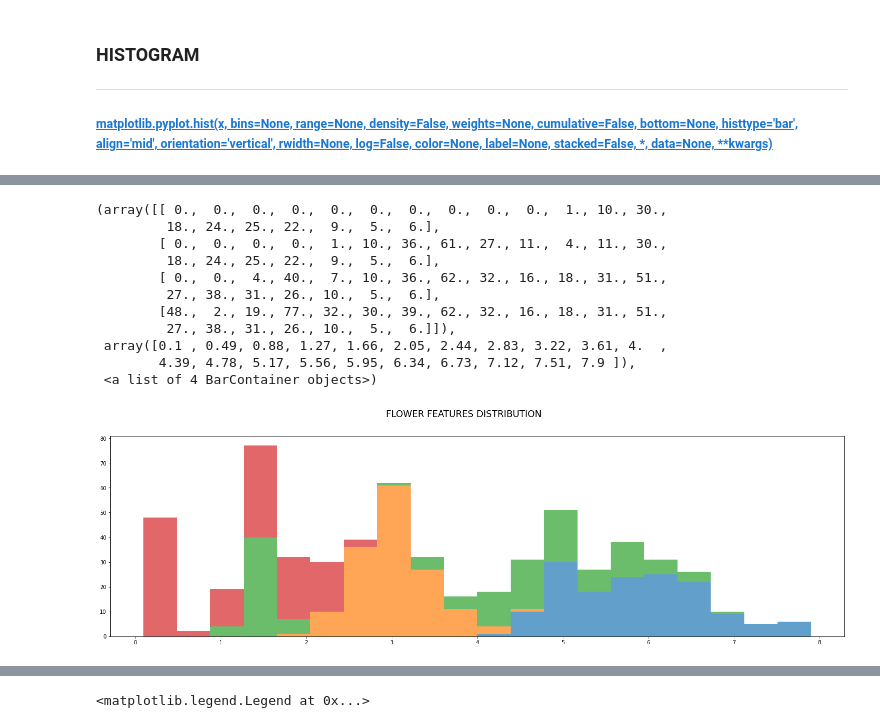
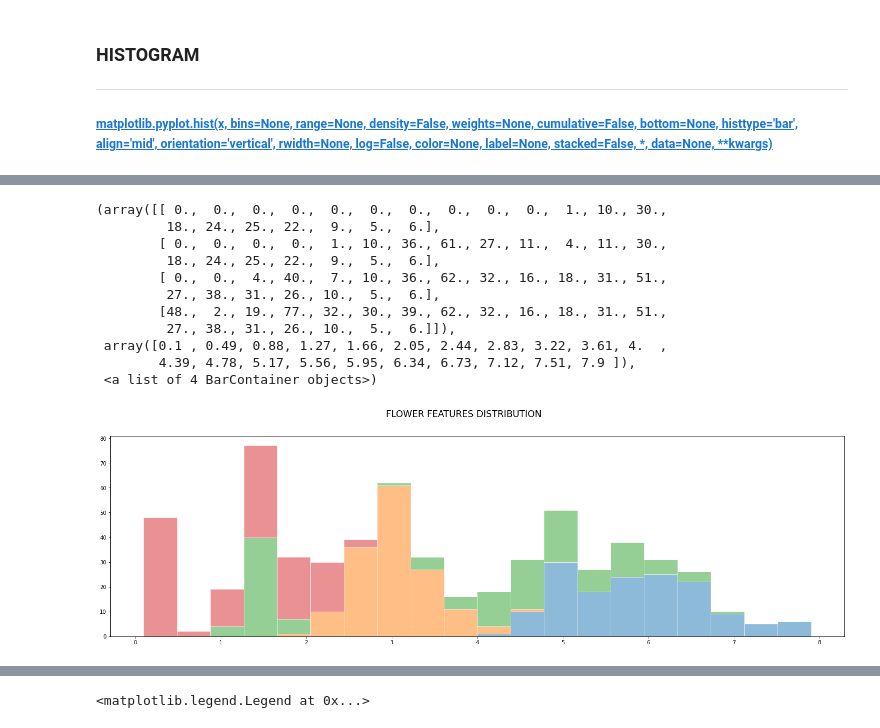
Before and after one commit to AnteDujic/Fundamentals-of-Data-Analysis, a Jupyter notebook: pyplot.ipynb, the cells around one changed output, grey strips where cells are left out. Drawn from its saved outputs; the diff is of its cells as text; code cells hidden in the pictures.

Commit message:
Histogram update pyplot.ipynb

```diff
--- a/pyplot.ipynb
+++ b/pyplot.ipynb
@@ -336,21 +425,21 @@ df_numeric = df.drop (columns = "species")
 # %%
 fig, axs = plt.subplots(figsize = (25,7))
 fig.suptitle ("FLOWER FEATURES DISTRIBUTION \n\n", size = "xx-large")
 
-plt.hist (x = df_numeric, bins = 20,  alpha = 0.7, stacked = True)
+plt.hist (x = df_numeric, bins = 20,  alpha = 0.5, stacked = True, edgecolor = "white")
 # %% [output]
 (array([[ 0.,  0.,  0.,  0.,  0.,  0.,  0.,  0.,  0.,  0.,  1., 10., 30.,
          18., 24., 25., 22.,  9.,  5.,  6.],
         [ 0.,  0.,  0.,  0.,  1., 10., 36., 61., 27., 11.,  4., 11., 30.,
          18., 24., 25., 22.,  9.,  5.,  6.],
         [ 0.,  0.,  4., 40.,  7., 10., 36., 62., 32., 16., 18., 31., 51.,
          27., 38., 31., 26., 10.,  5.,  6.],
         [48.,  2., 19., 77., 32., 30., 39., 62., 32., 16., 18., 31., 51.,
          27., 38., 31., 26., 10.,  5.,  6.]]),
  array([0.1 , 0.49, 0.88, 1.27, 1.66, 2.05, 2.44, 2.83, 3.22, 3.61, 4.  ,
         4.39, 4.78, 5.17, 5.56, 5.95, 6.34, 6.73, 7.12, 7.51, 7.9 ]),
  <a list of 4 BarContainer objects>)
-[figure, old version]
+[figure, new version]
 # %%
 fig, axs = plt.subplots(1, 2, figsize = (25,7))
 fig.suptitle ("SEPAL LENGTH DISTRIBUTION \n\n", size = "xx-large")
```
Also changed, not shown: parts of 14 cells of this notebook.
